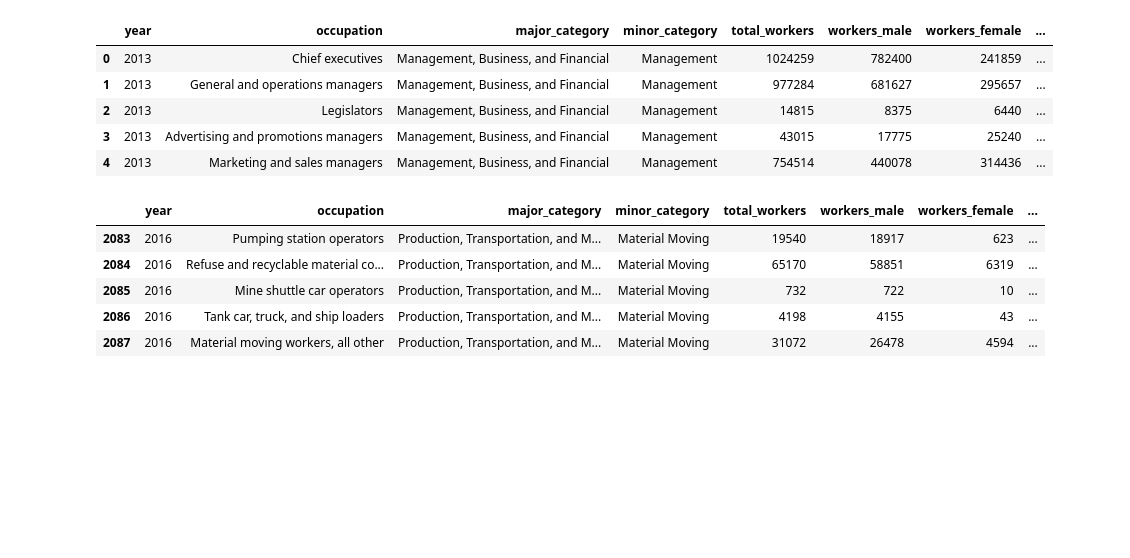
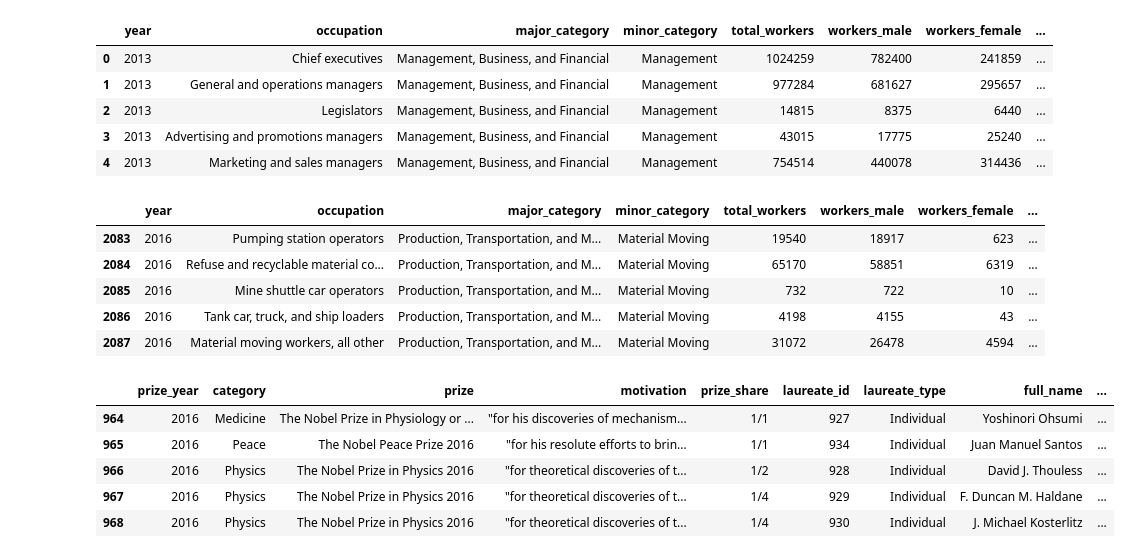
Before and after one commit to briandk/2020-virtual-program-in-data-science, a Jupyter notebook: check_datasets.ipynb, the cells around one changed output. Cells and saved outputs as stored; diff of their text form; code cells hidden in the pictures; blank space fills up the shorter version.

Commit message:
Add Nobel Prize Winners dataset
from: https://github.com/rfordatascience/tidytuesday/blob/master/data/2019/2019-05-14/nobel_winners.csv

```diff
--- a/check_datasets.ipynb
+++ b/check_datasets.ipynb
@@ -218,3 +218,14 @@ jobs_gender.tail()
 | 2085 | 2016 | Mine shuttle car operators | Production, Transportation, and M... | Material Moving | 732 | 722 | 10 | ... |
 | 2086 | 2016 | Tank car, truck, and ship loaders | Production, Transportation, and M... | Material Moving | 4198 | 4155 | 43 | ... |
 | 2087 | 2016 | Material moving workers, all other | Production, Transportation, and M... | Material Moving | 31072 | 26478 | 4594 | ... |
+# %%
+nobel_winners = pd.read_csv("data/nobel_winners.csv")
+# %%
+nobel_winners.tail()
+# %% [output]
+|  | prize_year | category | prize | motivation | prize_share | laureate_id | laureate_type | full_name | ... |
+| 964 | 2016 | Medicine | The Nobel Prize in Physiology or ... | "for his discoveries of mechanism... | 1/1 | 927 | Individual | Yoshinori Ohsumi | ... |
+| 965 | 2016 | Peace | The Nobel Peace Prize 2016 | "for his resolute efforts to brin... | 1/1 | 934 | Individual | Juan Manuel Santos | ... |
+| 966 | 2016 | Physics | The Nobel Prize in Physics 2016 | "for theoretical discoveries of t... | 1/2 | 928 | Individual | David J. Thouless | ... |
+| 967 | 2016 | Physics | The Nobel Prize in Physics 2016 | "for theoretical discoveries of t... | 1/4 | 929 | Individual | F. Duncan M. Haldane | ... |
+| 968 | 2016 | Physics | The Nobel Prize in Physics 2016 | "for theoretical discoveries of t... | 1/4 | 930 | Individual | J. Michael Kosterlitz | ... |
```
Also changed, not shown: 1 other file.
